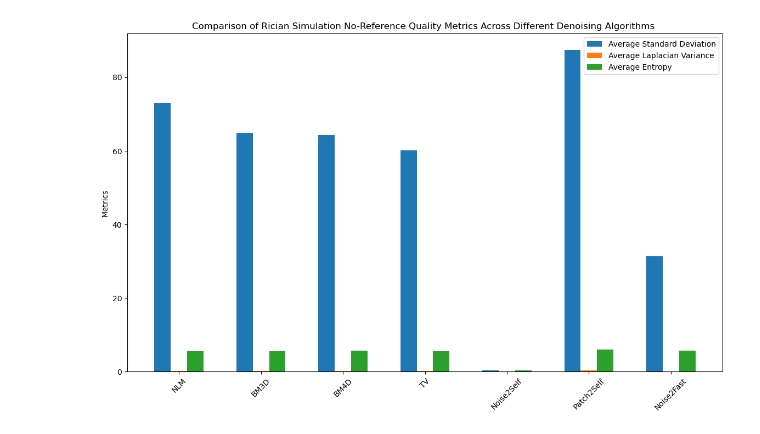
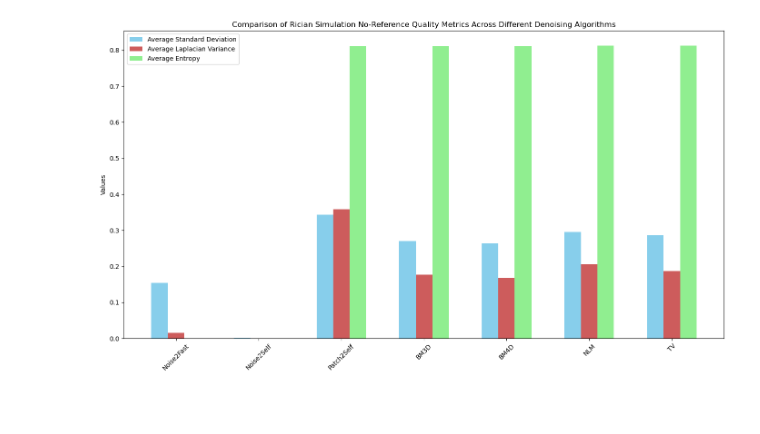
Before and after one commit to doro041/HonoursProject-CS4529-Blind-Denoising-Within-FFC-MRI, a Jupyter notebook: ProjectCode/Algorithms/TraditionalMethods/NoMetrics/Simulation.ipynb, the cells around one changed output. Cells and saved outputs as stored; diff of their text form; code cells hidden in the pictures; blank space fills up the shorter version.

```diff
--- a/ProjectCode/Algorithms/TraditionalMethods/NoMetrics/Simulation.ipynb
+++ b/ProjectCode/Algorithms/TraditionalMethods/NoMetrics/Simulation.ipynb
@@ -239,36 +253,42 @@ Average Standard Deviation: 0.2954
 Average Laplacian Variance: 0.2052
 Average Entropy: 0.8130
 # %%
-import matplotlib.pyplot as plt
+import pandas as pd
+rician_data = {
+    "Algorithm": ["Noise2Fast", "Noise2Self", "Patch2Self", "BM3D", "BM4D", "NLM", "TV"],
+    "Average Standard Deviation": [0.1536, 0.0013, 0.3431, 0.2705, 0.2633, 0.2954, 0.2860],
+    "Average Laplacian Variance": [0.0156, 0.0000, 0.3590, 0.1765, 0.1678, 0.2052, 0.1872],
+    "Average Entropy": [0.0000, 0.0000, 0.8114, 0.8115, 0.8115, 0.8130, 0.8124]
+}
 
+rician_df = pd.DataFrame(rician_data)
 
-algorithms = ['NLM', 'BM3D', 'BM4D', 'TV', 'Noise2Self', 'Patch2Self', 'Noise2Fast']
-avg_std_devs = [72.9375, 64.9489, 64.2314, 60.0886, 0.3153, 87.4961, 31.3062]
-avg_laplacian_vars = [0.1872, 0.1558, 0.1502, 0.1747, 0.0598, 0.3590, 0.0099]
-avg_entropies = [5.5381, 5.5922, 5.6629, 5.5880, 0.2638, 5.9602, 5.6896]
+# Preparing the data for plotting
+algorithms_rician = rician_df["Algorithm"]
+avg_std_devs_rician = rician_df["Average Standard Deviation"]
+avg_laplacian_vars_rician = rician_df["Average Laplacian Variance"]
+avg_entropies_rician = rician_df["Average Entropy"]
+
+x_rician = np.arange(len(algorithms_rician))  # the label locations
+
 fig, ax = plt.subplots(figsize=(14, 8))
 
-
-x = np.arange(len(algorithms))  # the label locations
-width = 0.2  # the width of the bars
-
-
-# Plotting each metric
-ax.bar(x - width, avg_std_devs, width=width, label='Average Standard Deviation')
-ax.bar(x, avg_laplacian_vars, width=width, label='Average Laplacian Variance')
-ax.bar(x + width, avg_entropies, width=width, label='Average Entropy')
+# Plotting each metric for Rician noise
+ax.bar(x_rician - width, avg_std_devs_rician, width=width, label='Average Standard Deviation', color='SkyBlue')
+ax.bar(x_rician, avg_laplacian_vars_rician, width=width, label='Average Laplacian Variance', color='IndianRed')
+ax.bar(x_rician + width, avg_entropies_rician, width=width, label='Average Entropy', color='LightGreen')
 
 # Add some text for labels, title, and custom x-axis tick labels, etc.
-ax.set_ylabel('Metrics')
-ax.set_title('Comparison of Rician Simulation No-Reference Quality Metrics Across Different Denoising Algorithms ')
-
-ax.set_xticks(x)
-ax.set_xticklabels(algorithms)
+ax.set_ylabel('Values')
+ax.set_title('Comparison of Rician Simulation No-Reference Quality Metrics Across Different Denoising Algorithms')
+ax.set_xticks(x_rician)
+ax.set_xticklabels(algorithms_rician)
 ax.legend()
 
 # Rotate the tick labels for better readability
 plt.xticks(rotation=45)
 
+plt.tight_layout()
 plt.show()
 # %% [output]
-[figure, old version]
+[figure, new version]
```
Also changed, not shown: parts of 2 cells of this notebook, 47 other files.
